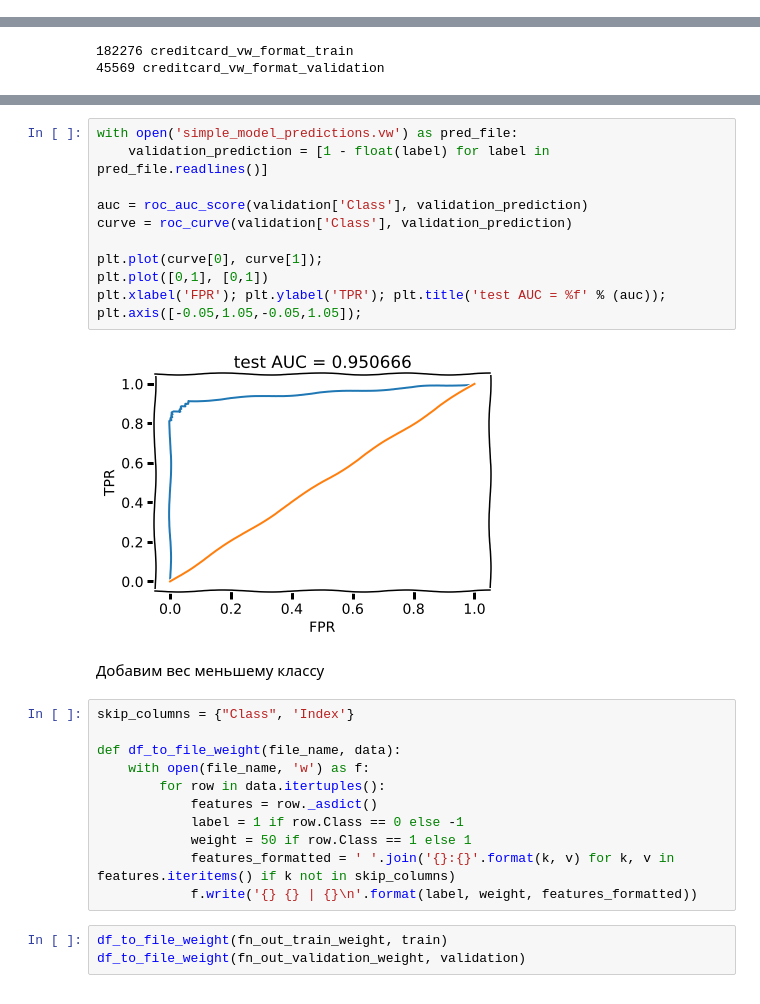
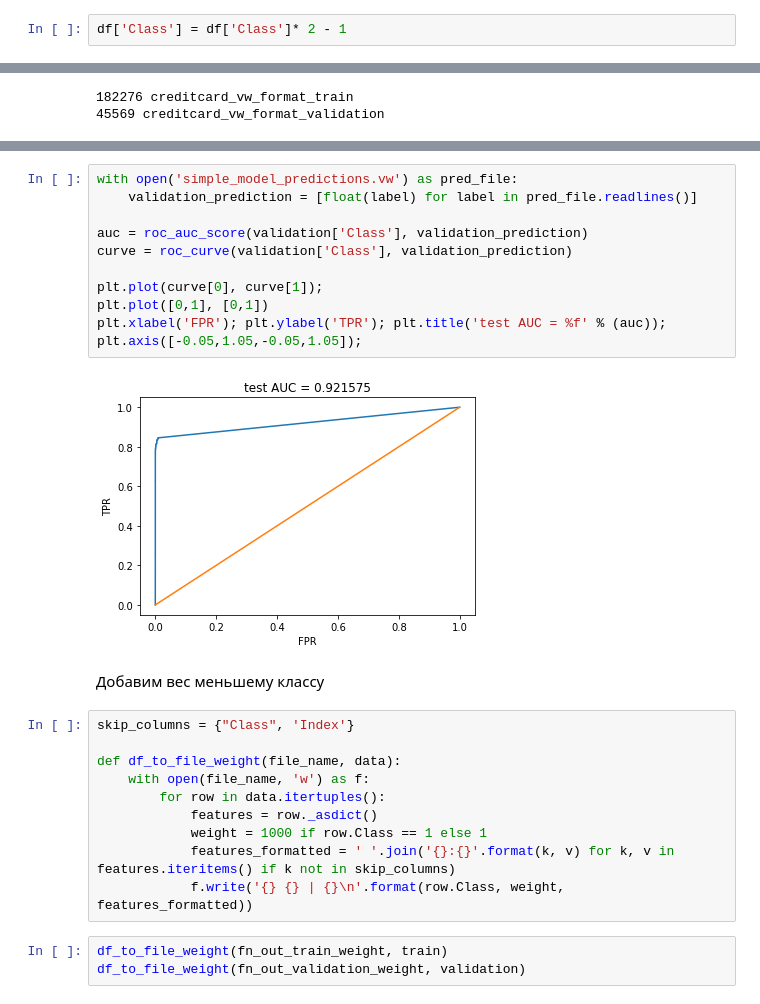
Before and after one commit to stroykova/spheremailru, a Jupyter notebook: lecture_08/vw_tutorial.ipynb, the cells around one changed output, grey strips where cells are left out. Drawn from its saved outputs; the diff is of its cells as text.

```diff
--- a/lecture_08/vw_tutorial.ipynb
+++ b/lecture_08/vw_tutorial.ipynb
@@ -22,6 +22,8 @@ fn_out_test_weight = 'creditcard_vw_format_test_weight'
 fn_out_validation_weight = 'creditcard_vw_format_validation_weight'
 # %%
 df = pd.read_csv(fn, compression='zip', header=0, sep=',', quotechar='"')
+# %%
+df['Class'] = df['Class']* 2 - 1
 # %%
 df.head()
 # %% [output]
@@ -180,15 +195,15 @@ total feature number = 1412346
 # %%
 with open('simple_model_predictions.vw') as pred_file:
-    validation_prediction = [1 - float(label) for label in pred_file.readlines()]
+    validation_prediction = [float(label) for label in pred_file.readlines()]
 
 auc = roc_auc_score(validation['Class'], validation_prediction)
 curve = roc_curve(validation['Class'], validation_prediction)
 
 plt.plot(curve[0], curve[1]);
 plt.plot([0,1], [0,1])
 plt.xlabel('FPR'); plt.ylabel('TPR'); plt.title('test AUC = %f' % (auc)); plt.axis([-0.05,1.05,-0.05,1.05]);
 # %% [output]
-[figure, old version]
+[figure, new version]
 # %% [markdown]
 Добавим вес меньшему классу
 # %%
@@ -198,10 +213,9 @@ def df_to_file_weight(file_name, data):
     with open(file_name, 'w') as f:
         for row in data.itertuples():
             features = row._asdict()
-            label = 1 if row.Class == 0 else -1
-            weight = 50 if row.Class == 1 else 1
+            weight = 1000 if row.Class == 1 else 1
             features_formatted = ' '.join('{}:{}'.format(k, v) for k, v in features.iteritems() if k not in skip_columns)
-            f.write('{} {} | {}\n'.format(label, weight, features_formatted))
+            f.write('{} {} | {}\n'.format(row.Class, weight, features_formatted))
 # %%
 df_to_file_weight(fn_out_train_weight, train)
 df_to_file_weight(fn_out_validation_weight, validation)
```
Also changed, not shown: parts of 9 cells of this notebook.
